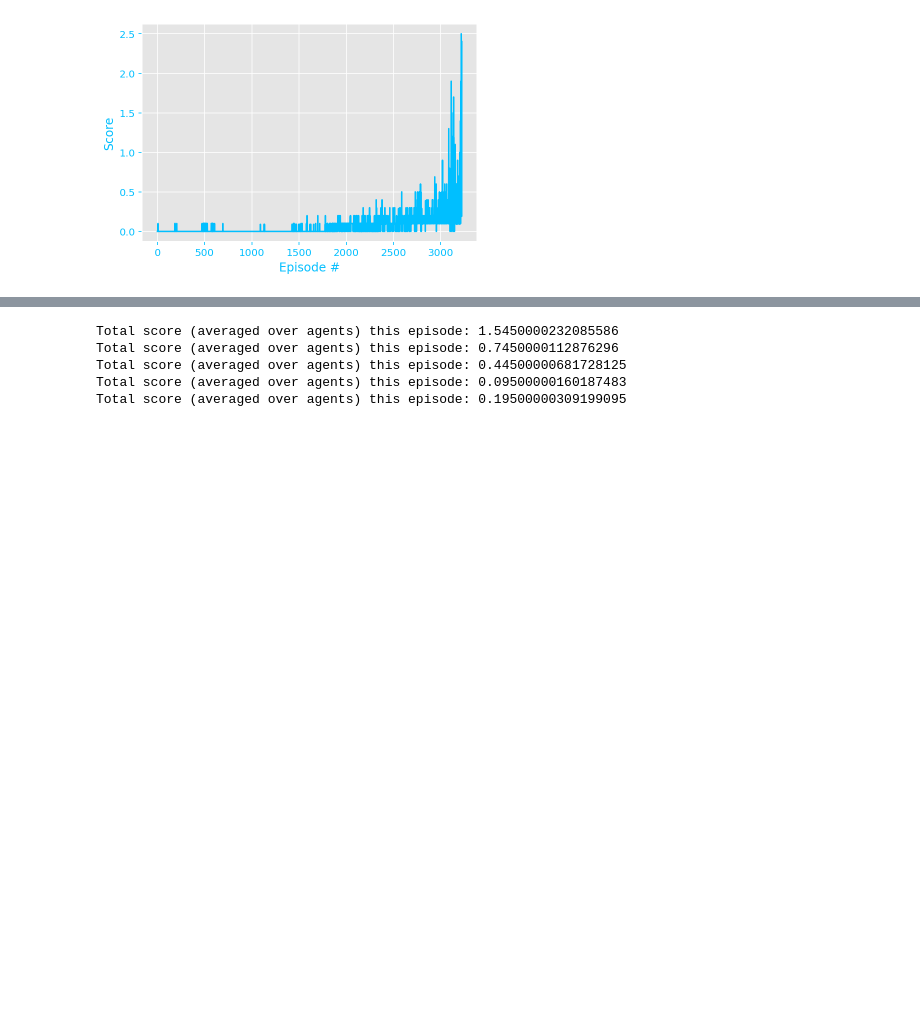
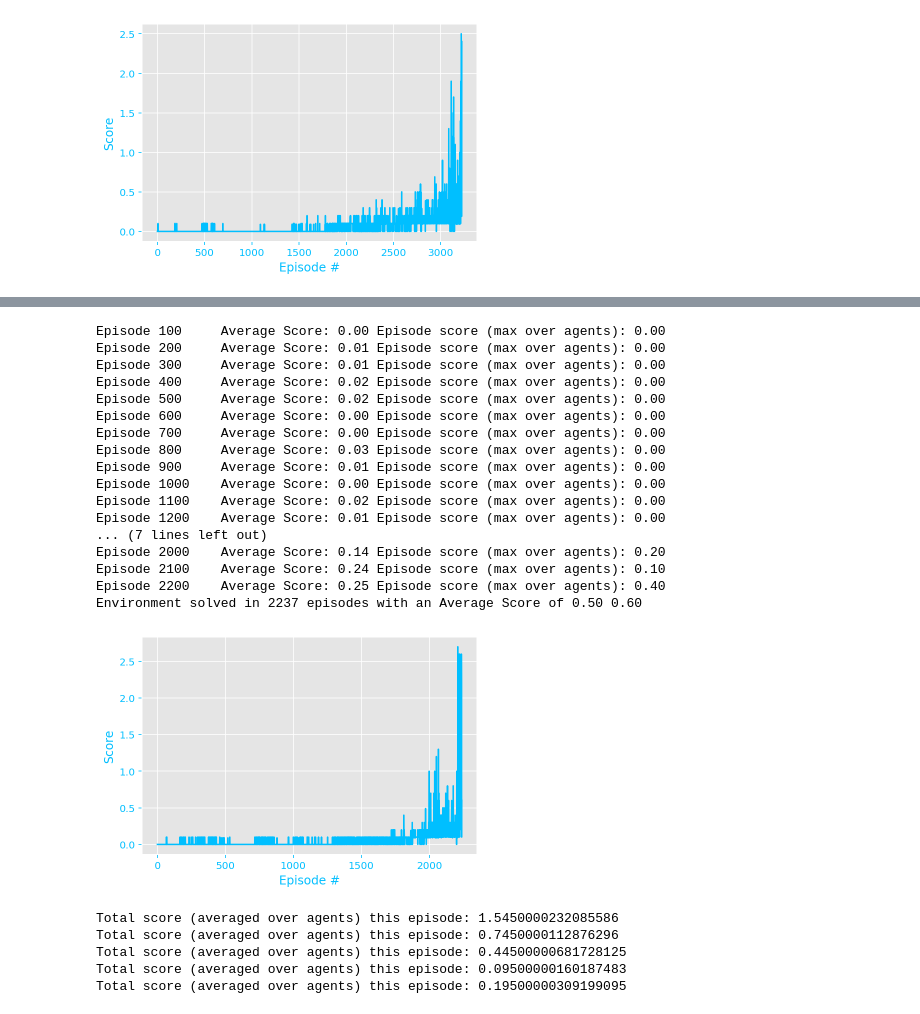
Before and after one commit to JKWalleiee/Udacity-DRL-collab-compet, a Jupyter notebook: Tennis.ipynb, the cells around one changed output, grey strips where cells are left out. Drawn from its saved outputs; the diff is of its cells as text; code cells hidden in the pictures; blank space fills up the shorter version.

```diff
--- a/Tennis.ipynb
+++ b/Tennis.ipynb
@@ -629,14 +600,15 @@ class Maddpg():
 
         # ---------------------------- update critic ---------------------------- #
         # Get predicted next-state actions and Q values from target models
-        all_next_actions = torch.cat((agent.actor_target(own_states), agent.actor_target(other_states)),
+        all_next_actions = torch.cat((agent.actor_target(own_states),
+                                      self.agents[other_idx].actor_target(other_states).detach()),
                                      dim =1).to(device)
-        Q_targets_next = agent.critic_target(all_next_states, all_next_actions)
+        with torch.no_grad():
+            Q_targets_next = agent.critic_target(all_next_states, all_next_actions)
 
 
-        # Compute Q targets for current states (y_i)
-        Q_targets = own_rewards.view(-1, 1) + (gamma * Q_targets_next * (1 - own_dones.view(-1, 1)))
-
+            # Compute Q targets for current states (y_i)
+            Q_targets = own_rewards.view(-1, 1) + (gamma * Q_targets_next * (1 - own_dones.view(-1, 1)))
 
         # Compute critic loss
         Q_expected = agent.critic_local(all_states, all_actions)
@@ -652,7 +624,8 @@ class Maddpg():
 
         # ---------------------------- update actor ---------------------------- #
         # Compute actor loss
-        all_actions_pred = torch.cat((agent.actor_local(own_states), agent.actor_local(other_states).detach()),
+        all_actions_pred = torch.cat((agent.actor_local(own_states),
+                                      self.agents[other_idx].actor_local(other_states).detach()),
                                      dim = 1).to(device)
         actor_loss = -agent.critic_local(all_states, all_actions_pred).mean()
 
@@ -855,3 +878,54 @@ Environment solved in 3222 episodes with an Average Score of 0.52 2.40
+# %%
+import torch.nn.functional as F
+
+# Default hyperparameters
+
+UPDATE_EVERY_NB_EPISODE = 4        # Nb of episodes between learning process
+MULTIPLE_LEARN_PER_UPDATE = 3      # Nb of multiple learning process performed in a row
+
+BUFFER_SIZE = int(1e5)             # replay buffer size
+BATCH_SIZE = 256                   # minibatch size
+
+FA1_UNITS = 128  #256        # Number of units for the layer 1 in the actor model
+FA2_UNITS = 128  #128        # Number of units for the layer 2 in the actor model
+FC1_UNITS = 128  #256      # Number of units for the layer 1 in the critic model
+FC2_UNITS = 128  #128       # Number of units for the layer 2 in the critic model
+LR_ACTOR = 2e-4    #1e-4           # learning rate of the actor
+LR_CRITIC = 2e-4   #2e-3           # learning rate of the critic
+WEIGHT_DECAY = 0   #0.0001         # L2 weight decay
+
+GAMMA = 0.99 #0.995                # Discount factor
+TAU = 1e-3                         # For soft update of target parameters
+CLIP_CRITIC_GRADIENT = False       # Clip gradient during Critic optimization
+
+MU = 0.                            # Ornstein-Uhlenbeck noise parameter
+THETA = 0.15                       # Ornstein-Uhlenbeck noise parameter
+SIGMA = 0.1                        # Ornstein-Uhlenbeck noise parameter
+NOISE = 1.0                        # Initial Noise Amplitude
+NOISE_REDUCTION = 1.0 # 0.995      # Noise amplitude decay ratio
+
+
+scores = maddpg_train(n_episodes=3500, max_t=1000, print_every=100, random_seed=10, nameModel = "v3")
+plot_training(scores)
+# %% [output]
+Episode 100     Average Score: 0.00 Episode score (max over agents): 0.00
+Episode 200     Average Score: 0.01 Episode score (max over agents): 0.00
+Episode 300     Average Score: 0.01 Episode score (max over agents): 0.00
+Episode 400     Average Score: 0.02 Episode score (max over agents): 0.00
+Episode 500     Average Score: 0.02 Episode score (max over agents): 0.00
+Episode 600     Average Score: 0.00 Episode score (max over agents): 0.00
+Episode 700     Average Score: 0.00 Episode score (max over agents): 0.00
+Episode 800     Average Score: 0.03 Episode score (max over agents): 0.00
+Episode 900     Average Score: 0.01 Episode score (max over agents): 0.00
+Episode 1000    Average Score: 0.00 Episode score (max over agents): 0.00
+Episode 1100    Average Score: 0.02 Episode score (max over agents): 0.00
+Episode 1200    Average Score: 0.01 Episode score (max over agents): 0.00
+... (7 lines left out)
+Episode 2000    Average Score: 0.14 Episode score (max over agents): 0.20
+Episode 2100    Average Score: 0.24 Episode score (max over agents): 0.10
+Episode 2200    Average Score: 0.25 Episode score (max over agents): 0.40
+Environment solved in 2237 episodes with an Average Score of 0.50 0.60
+[figure, added]
 # %%
 
 maddpg = Maddpg(env_state_size, env_action_size, 2, 10)
```
Also changed, not shown: parts of 4 cells of this notebook.
